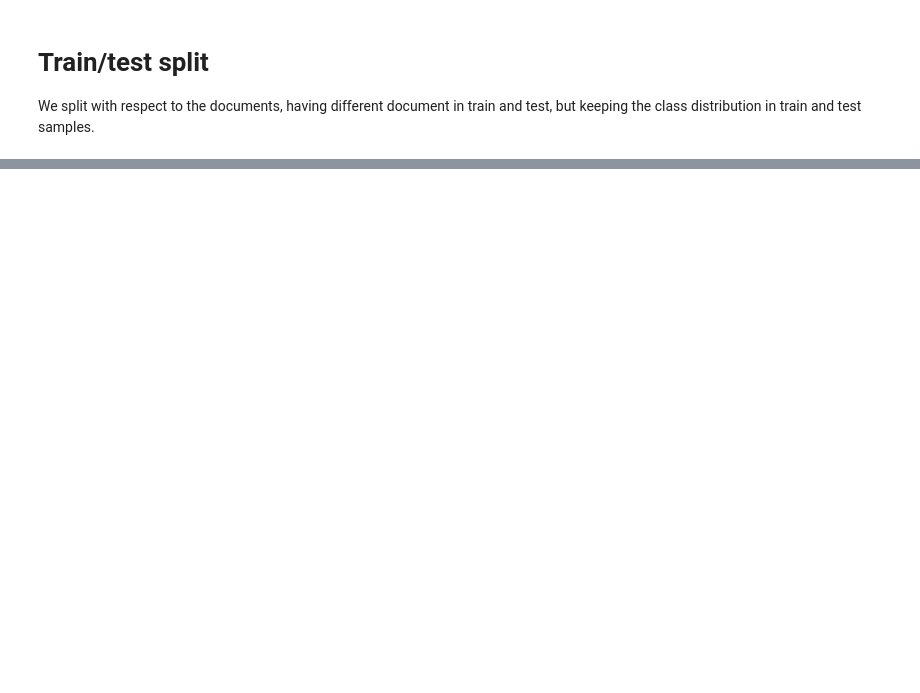
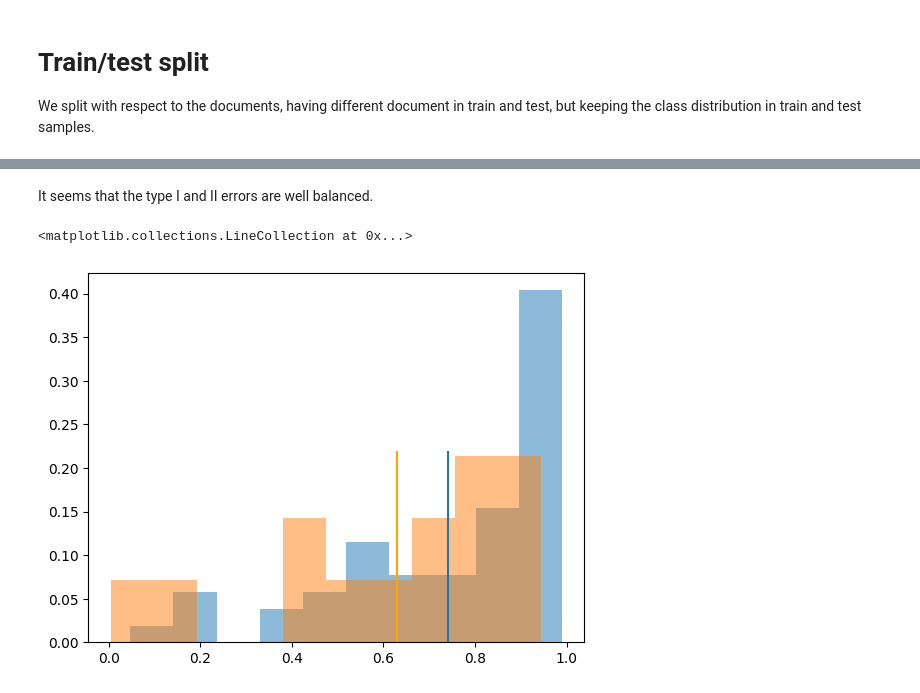
Before and after one commit to Malichot/PyMotifs, a Jupyter notebook: notebooks/2_Predict_Canon.ipynb, the cells around one changed output, grey strips where cells are left out. Saved outputs shown, nothing was run; the diff lists cells and outputs as text; code cells hidden in the pictures; blank space fills up the shorter version.

```diff
--- a/notebooks/2_Predict_Canon.ipynb
+++ b/notebooks/2_Predict_Canon.ipynb
@@ -117,0 +345,24 @@ ngrams
+# %% [markdown]
+It seems that the type I and II errors are well balanced.
+# %%
+test_y_pred = clf.predict(test_features)
+correct = test_y.index[test_y_pred == test_y]
+errors = test_y.index[test_y_pred != test_y]
+# %%
+plt.hist(
+    (selected_test.loc[correct] != 0).sum(axis=1) / selected_test.shape[-1],
+    alpha=0.5,
+    weights=np.ones(len(correct)) / len(correct)
+)
+plt.vlines(np.mean((selected_test.loc[correct] != 0).sum(axis=1) / selected_test.shape[-1]), 0, 0.22)
+
+plt.hist(
+    (selected_test.loc[errors] != 0).sum(axis=1) / selected_test.shape[-1],
+    alpha=0.5,
+    weights=np.ones(len(errors)) / len(errors)
+)
+plt.vlines(np.mean((selected_test.loc[errors] != 0).sum(axis=1) / selected_test.shape[-1]), 0, 0.22,
+           color="Orange")
+# %% [output]
+<matplotlib.collections.LineCollection at 0x...>
+[figure, added]
```
Also changed, not shown: parts of 39 cells of this notebook, 1 other file.
